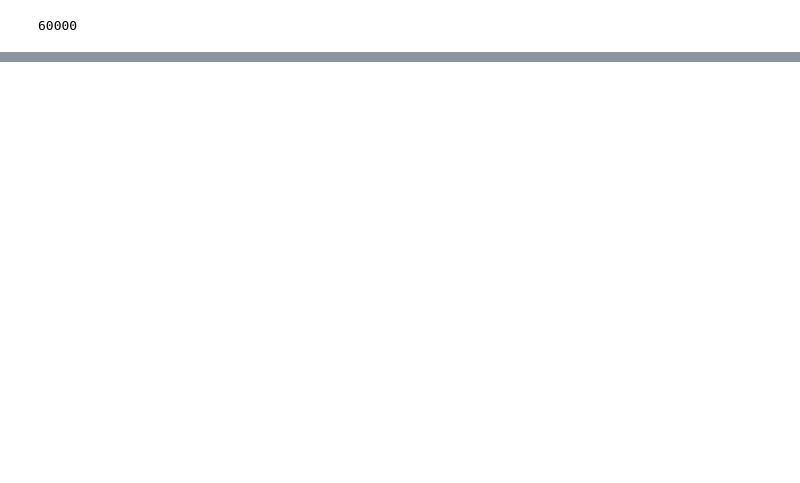
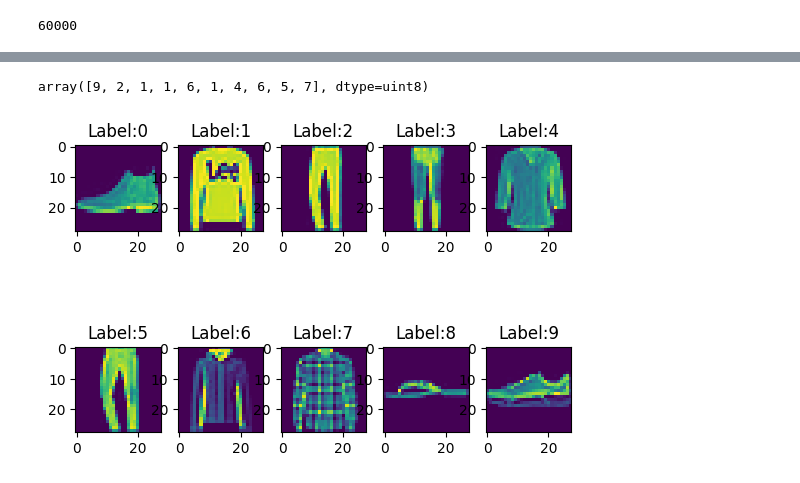
Before and after one commit to Makoto-Noda/google-Colab, a Jupyter notebook: MNIST_3layer.ipynb, the cells around one changed output, grey strips where cells are left out. Saved outputs shown, nothing was run; the diff lists cells and outputs as text; code cells hidden in the pictures; blank space fills up the shorter version.

```diff
--- a/MNIST_3layer.ipynb
+++ b/MNIST_3layer.ipynb
@@ -11,5 +11,5 @@ batch_size = 128
 num_class = 10
 epochs = 20
 # %%
-(x_train, y_train), (x_test, y_test) = keras.datasets.mnist.load_data()
+(x_train, y_train), (x_test, y_test) = keras.datasets.fashion_mnist.load_data()
 # %% [output]
@@ -52,0 +116,11 @@ model.evaluate(x_test, y_test)
+# %%
+y_test[0:10]
+# %% [output]
+array([9, 2, 1, 1, 6, 1, 4, 6, 5, 7], dtype=uint8)
+# %%
+for i in range(10):
+  plt.subplot(2, 5, i+1)
+  plt.title("Label:" + str(i))
+  plt.imshow(x_test[i].reshape(28, 28), cmap=None)
+# %% [output]
+[figure, added]
```
Also changed, not shown: parts of 8 cells of this notebook.
